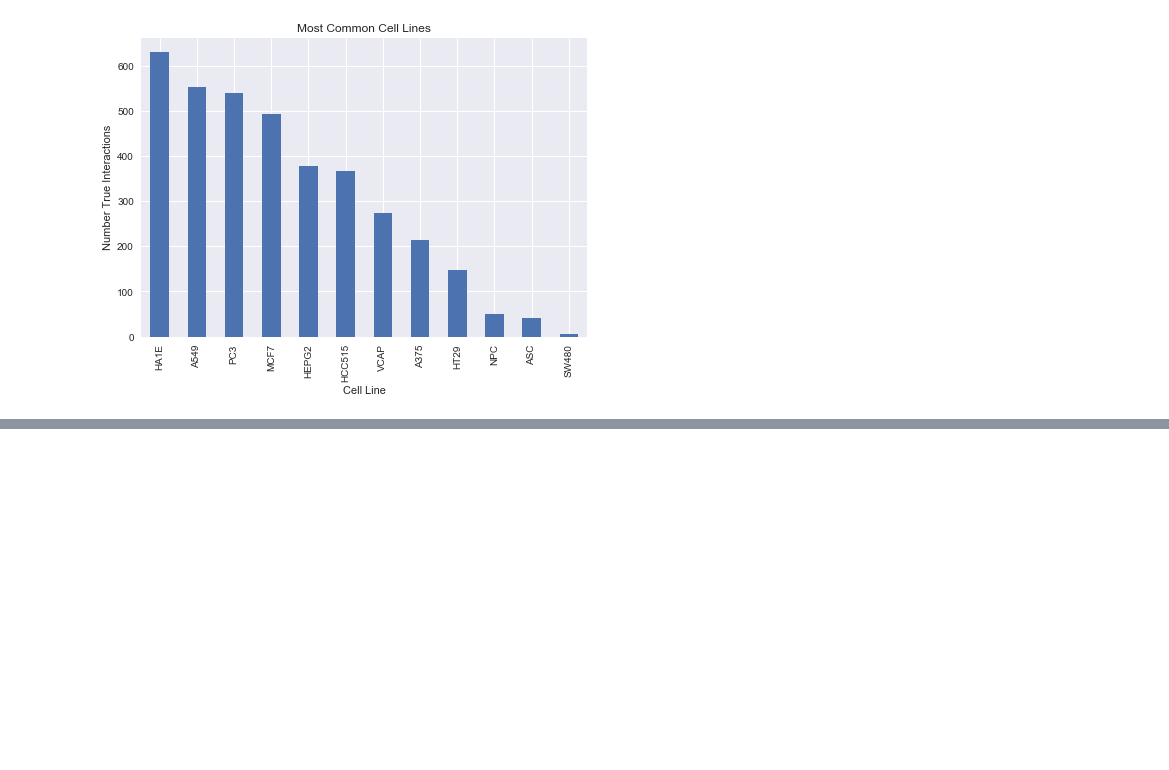
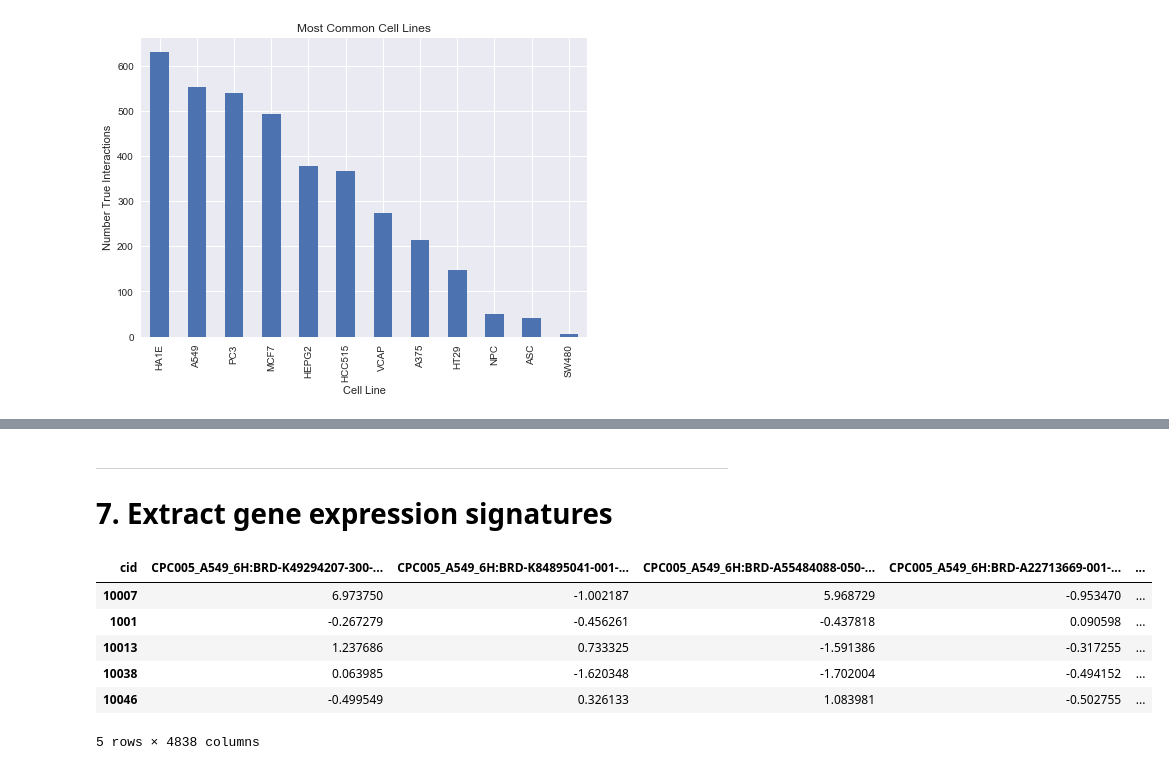
Before and after one commit to npabon/LINCS_target_prediction, a Jupyter notebook: LINCS_data_cleaning.ipynb, the cells around one changed output, grey strips where cells are left out. Saved outputs shown, nothing was run; the diff lists cells and outputs as text; code cells hidden in the pictures; blank space fills up the shorter version.

```diff
--- a/LINCS_data_cleaning.ipynb
+++ b/LINCS_data_cleaning.ipynb
@@ -492,0 +488,10 @@ pair_set_4_subdf, common_cells_4_, common_partners_4_ = filter_4(testchunk)
+# %%
+# Load filtered pairs
+pair_set_4_df = pd.DataFrame(columns=['cpd', 'kd', 'label'])
+common_cells_4_ = []
+
+for b in log_progress(range(num_batches)):
+    df_filename = 'checkpoint_files/pair_set_4_subdf_{}.csv'.format(b)
+    pair_set_4_df = pair_set_3_df.append(pd.DataFrame.from_csv(df_filename))
+    cc_filename = 'checkpoint_files/common_cells_4_sublist_{}.sav'.format(b)
+    common_cells_4_ += pickle.load(open(cc_filename, 'rb'))
@@ -492,0 +516,3 @@ pair_set_4_subdf, common_cells_4_, common_partners_4_ = filter_4(testchunk)
+# %% [markdown]
+___
+# 7. Extract gene expression signatures
@@ -492,0 +524,8 @@ pair_set_4_subdf, common_cells_4_, common_partners_4_ = filter_4(testchunk)
+# %%
+# Pull repr cpd sigs from the top 7 cell lines
+repr_top_7_cpd_sigs = pd.DataFrame()
+for pert_id in log_progress(pair_set_4_df.cpd.unique()):
+    repr_cpd_sigs = repr_cpd_sig_info_dict[pert_id]
+    repr_cpd_sigs = repr_cpd_sigs[repr_cpd_sigs.cell_id.isin(top_7_cell_lines)]
+    repr_top_7_cpd_sigs = repr_top_7_cpd_sigs.append(repr_cpd_sigs)
+repr_top_7_cpd_sigs = repr_top_7_cpd_sigs.reset_index(drop=True)
@@ -492,0 +539,30 @@ pair_set_4_subdf, common_cells_4_, common_partners_4_ = filter_4(testchunk)
+# %%
+# Extract the actual cpd signatures
+phase_1_sig_ids = parse('data/GSE92742_Broad_LINCS_Level5_COMPZ.MODZ_n473647x12328.gctx', col_meta_only=True).index.values
+phase_2_sig_ids = parse('data/GSE70138_Broad_LINCS_Level5_COMPZ_n118050x12328_2017-03-06.gctx', col_meta_only=True).index.values
+
+# The GCTX files encode the sig IDS as strings of byte strings (why????) so we have to deal with that
+top_7_cpd_sig_ids = [ str(s.encode('UTF8')) for s  in repr_top_7_cpd_sigs.sig_id.values ]
+phase_1_top_7_cpd_sig_ids = [ s for s in top_7_cpd_sig_ids if s in phase_1_sig_ids ]
+phase_2_top_7_cpd_sig_ids = [ s for s in top_7_cpd_sig_ids if s in phase_2_sig_ids ]
+
+# extract the actual signatures
+phase_1_top_7_cpd_sigs = parse('data/GSE92742_Broad_LINCS_Level5_COMPZ.MODZ_n473647x12328.gctx', cid=phase_1_top_7_cpd_sig_ids).data_df
+phase_2_top_7_cpd_sigs = parse('data/GSE70138_Broad_LINCS_Level5_COMPZ_n118050x12328_2017-03-06.gctx', cid=phase_2_top_7_cpd_sig_ids).data_df
+phase_2_top_7_cpd_sigs.rename(lambda x: x[2:-1], inplace=True)
+top_7_cpd_raw_sigs = pd.concat([phase_1_top_7_cpd_sigs, phase_2_top_7_cpd_sigs], axis=1)
+
+# discard all but landmark gene values
+top_7_cpd_lm_sigs = top_7_cpd_raw_sigs[top_7_cpd_raw_sigs.index.isin(lm_gene_ids)].sort_index().copy()
+
+# reformat the sig_ids so they are nice strings
+top_7_cpd_lm_sigs = top_7_cpd_lm_sigs.T.rename(lambda x: x.lstrip('b\'').rstrip('\'')).T
+top_7_cpd_lm_sigs.head()
+# %% [output]
+| cid | CPC005_A549_6H:BRD-K49294207-300-... | CPC005_A549_6H:BRD-K84895041-001-... | CPC005_A549_6H:BRD-A55484088-050-... | CPC005_A549_6H:BRD-A22713669-001-... | ... |
+| 10007 | 6.973750 | -1.002187 | 5.968729 | -0.953470 | ... |
+| 1001 | -0.267279 | -0.456261 | -0.437818 | 0.090598 | ... |
+| 10013 | 1.237686 | 0.733325 | -1.591386 | -0.317255 | ... |
+| 10038 | 0.063985 | -1.620348 | -1.702004 | -0.494152 | ... |
+| 10046 | -0.499549 | 0.326133 | 1.083981 | -0.502755 | ... |
+5 rows × 4838 columns
```
Also changed, not shown: parts of 21 cells of this notebook.
